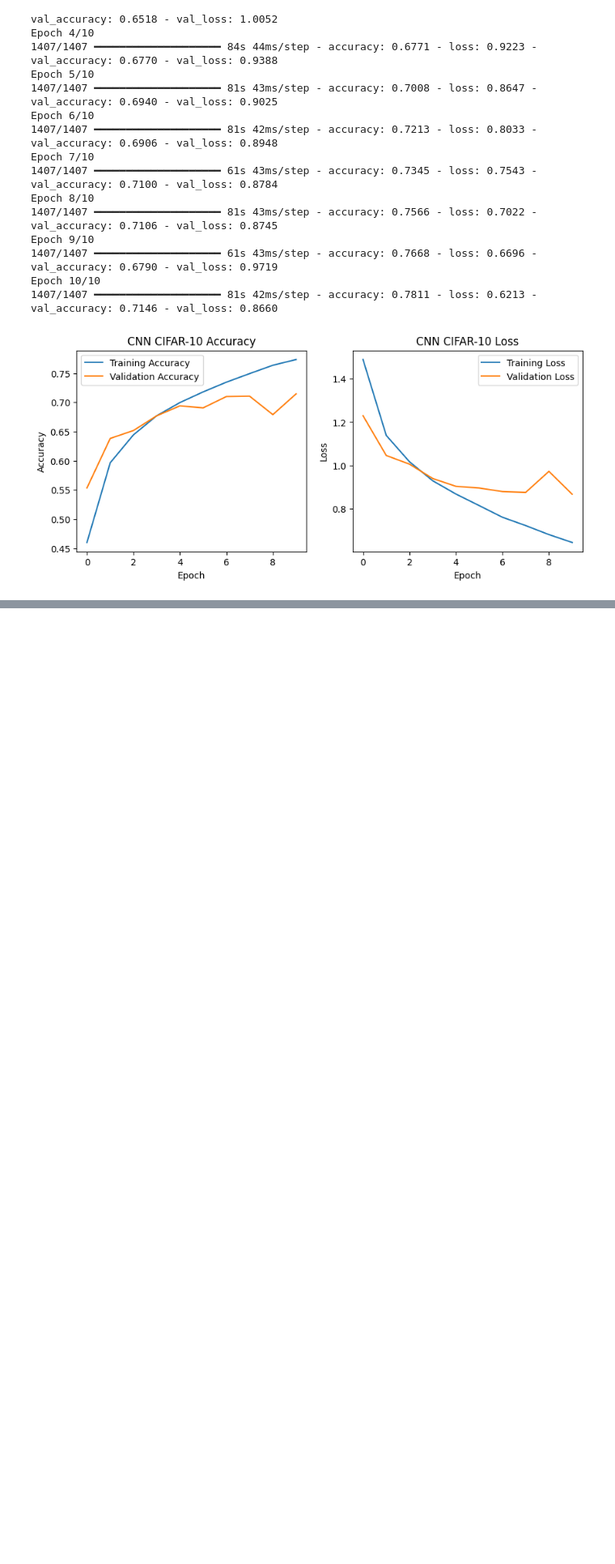
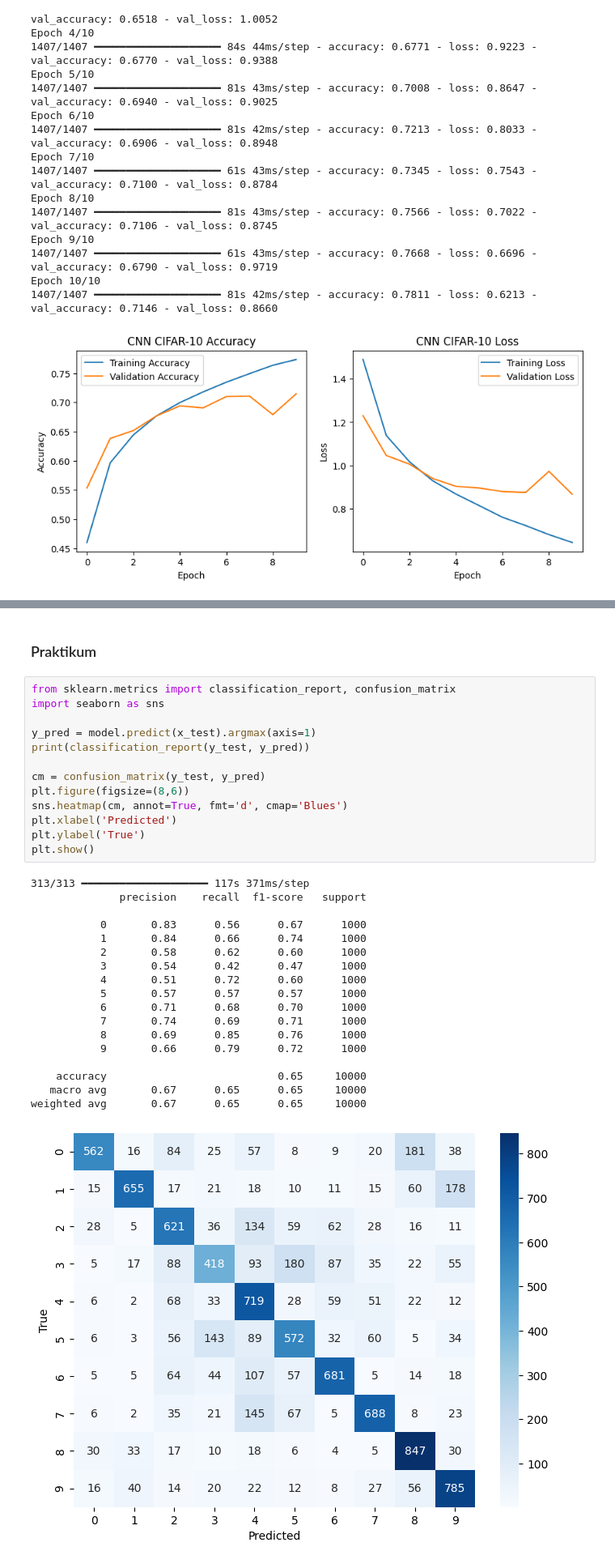
Before and after one commit to Zaxzz/Visi_Komputer, a Jupyter notebook: Jobsheet_2.ipynb, the cells around one changed output, grey strips where cells are left out. Shown: that part at 81% size. Saved outputs shown, nothing was run; the diff lists cells and outputs as text; blank space fills up the shorter version.

```diff
--- a/Jobsheet_2.ipynb
+++ b/Jobsheet_2.ipynb
@@ -329,0 +673,34 @@ Epoch 10/10
+# %% [markdown]
+### Praktikum
+# %%
+from sklearn.metrics import classification_report, confusion_matrix
+import seaborn as sns
+
+y_pred = model.predict(x_test).argmax(axis=1)
+print(classification_report(y_test, y_pred))
+
+cm = confusion_matrix(y_test, y_pred)
+plt.figure(figsize=(8,6))
+sns.heatmap(cm, annot=True, fmt='d', cmap='Blues')
+plt.xlabel('Predicted')
+plt.ylabel('True')
+plt.show()
+# %% [output]
+313/313 ━━━━━━━━━━━━━━━━━━━━ 117s 371ms/step
+              precision    recall  f1-score   support
+
+           0       0.83      0.56      0.67      1000
+           1       0.84      0.66      0.74      1000
+           2       0.58      0.62      0.60      1000
+           3       0.54      0.42      0.47      1000
+           4       0.51      0.72      0.60      1000
+           5       0.57      0.57      0.57      1000
+           6       0.71      0.68      0.70      1000
+           7       0.74      0.69      0.71      1000
+           8       0.69      0.85      0.76      1000
+           9       0.66      0.79      0.72      1000
+
+    accuracy                           0.65     10000
+   macro avg       0.67      0.65      0.65     10000
+weighted avg       0.67      0.65      0.65     10000
+[figure, added]
```
Also changed, not shown: parts of 19 cells of this notebook.
